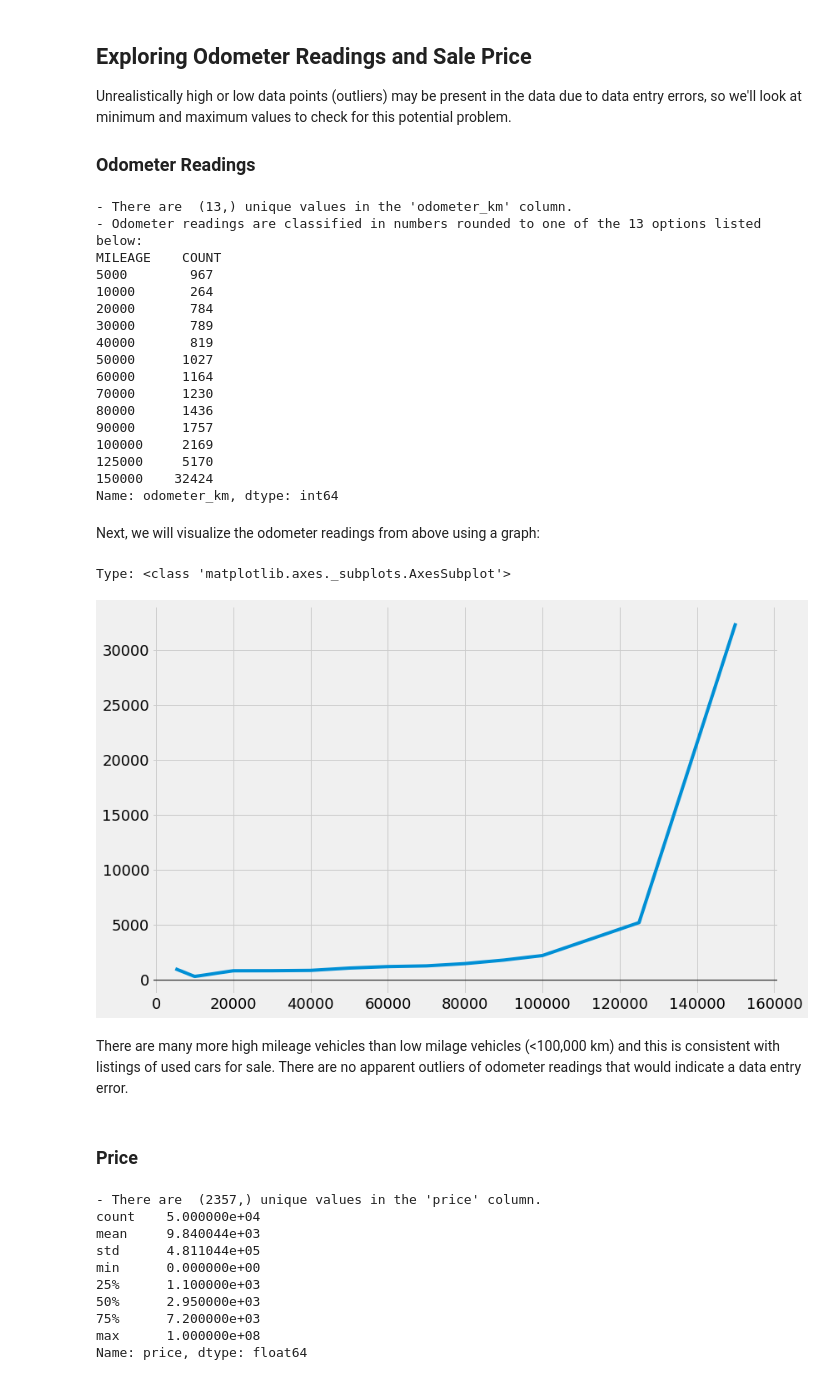
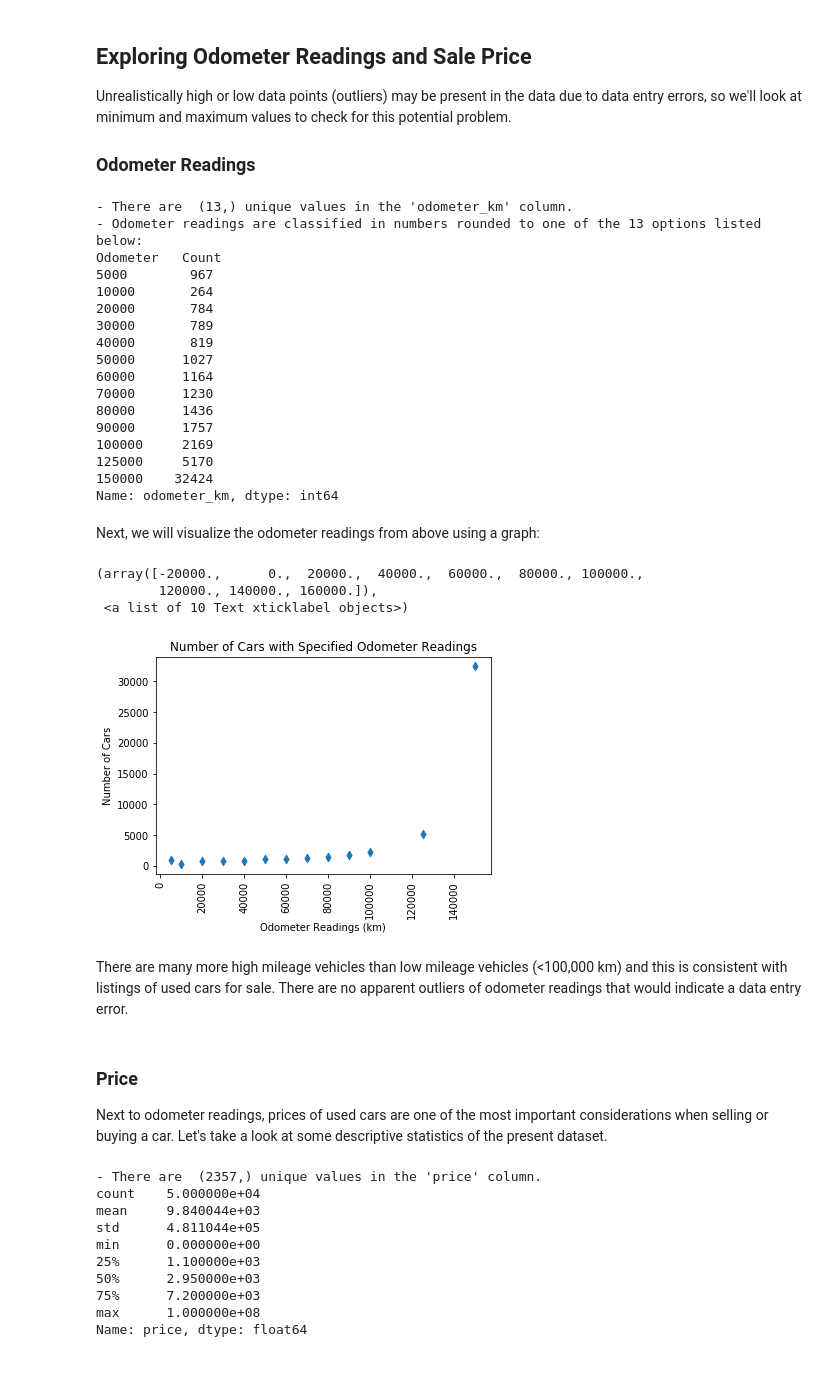
Before and after one commit to randjohns/used_car_patterns, a Jupyter notebook: used_car_patterns.ipynb, the cells around one changed output. Saved outputs shown, nothing was run; the diff lists cells and outputs as text; code cells hidden in the pictures.

```diff
--- a/used_car_patterns.ipynb
+++ b/used_car_patterns.ipynb
@@ -196,16 +196,19 @@ Unrealistically high or low data points (outliers) may be present in the data du
 ### Odometer Readings
 # %%
 # count the values from the 'odometer_km' column and sort
-odometer_count = autos["odometer_km"].value_counts().sort_index()
+odometer_count = (autos["odometer_km"]
+                  .value_counts()
+                  .sort_index()
+                 )
 
 print("- There are ", autos["odometer_km"].unique().shape, "unique values in the 'odometer_km' column.")
 print("- Odometer readings are classified in numbers rounded to one of the 13 options listed below:")
-print('MILEAGE','  ','COUNT')
+print("Odometer", " ", "Count")
 print(odometer_count)
 # %% [output]
 - There are  (13,) unique values in the 'odometer_km' column.
 - Odometer readings are classified in numbers rounded to one of the 13 options listed below:
-MILEAGE    COUNT
+Odometer   Count
 5000        967
 10000       264
 20000       784
@@ -222,36 +225,32 @@ MILEAGE    COUNT
 Name: odometer_km, dtype: int64
 # %% [markdown]
 Next, we will visualize the odometer readings from above using a graph:
-# %%
-# enable matplotlib to run inline in Jupyter
-%matplotlib inline
-
-# import graphing styles and select one template
-import matplotlib.style as style
-style.use('fivethirtyeight')
-
-odometer_graph = odometer_count.plot(x = odometer_count.iloc,
-                                     y = odometer_count.index,
-                                     figsize = (12,8)
-                                    )
-odometer_graph.tick_params(axis = 'both',
-                           which = 'major',
-                           labelsize = 18
-                          )
-odometer_graph.axhline(y = 0, color ='black',
-                      linewidth = 1.3,
-                      alpha = .7)
-odometer_graph.set_xlim(left = -1000, right = 161000)
-
-# verify that pandas is using matplotlib objects
-print('Type:', type(odometer_graph))
-# %% [output]
-Type: <class 'matplotlib.axes._subplots.AxesSubplot'>
-[figure, removed]
+# %%
+# import the matplotlib pyplot library as abbreviation 'plt'
+import matplotlib.pyplot as plt
+
+# enable matplotlib to run inline in Jupyter
+%matplotlib inline
+
+# create a scatter plot
+plt.scatter(odometer_count.index, odometer_count,
+               marker='d'
+           )
+plt.title('Number of Cars with Specified Odometer Readings')
+plt.xlabel('Odometer Readings (km)')
+plt.ylabel('Number of Cars')
+plt.xticks(rotation=90)
+# %% [output]
+(array([-20000.,      0.,  20000.,  40000.,  60000.,  80000., 100000.,
+        120000., 140000., 160000.]),
+ <a list of 10 Text xticklabel objects>)
+[figure, added]
 # %% [markdown]
-There are many more high mileage vehicles than low milage vehicles (<100,000 km) and this is consistent with listings of used cars for sale. There are no apparent outliers of odometer readings that would indicate a data entry error.
+There are many more high mileage vehicles than low mileage vehicles (<100,000 km) and this is consistent with listings of used cars for sale. There are no apparent outliers of odometer readings that would indicate a data entry error.
-# %% [markdown]
-### Price
+# %% [markdown]
+### Price
+
+Next to odometer readings, prices of used cars are one of the most important considerations when selling or buying a car. Let's take a look at some descriptive statistics of the present dataset.
 # %%
 print("- There are ", autos["price"].unique().shape, "unique values in the 'price' column.")
 print(autos["price"].describe())
```
Also changed, not shown: parts of 26 cells of this notebook.
